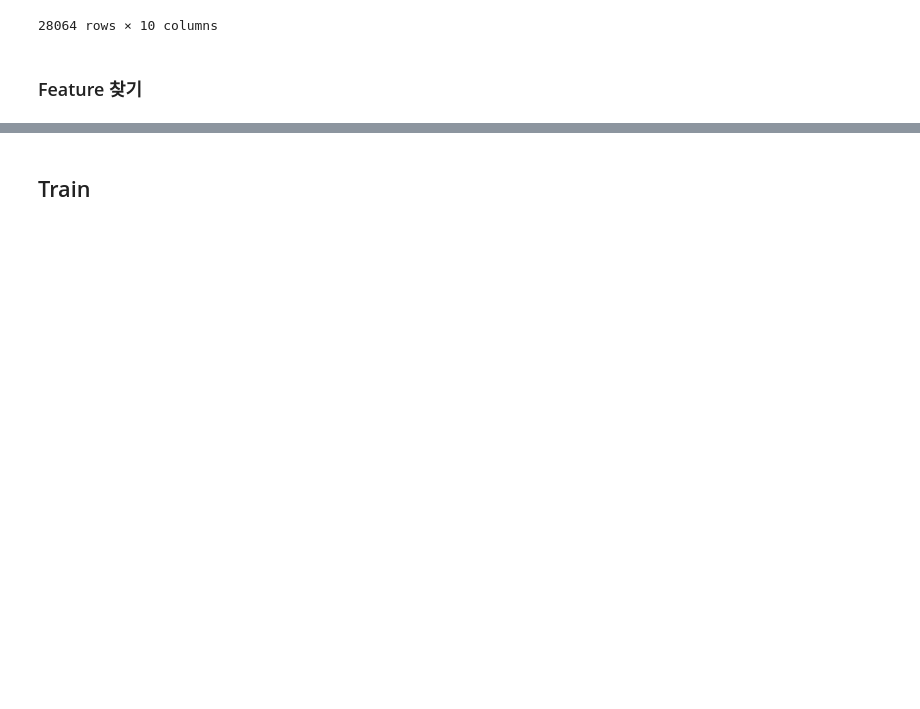
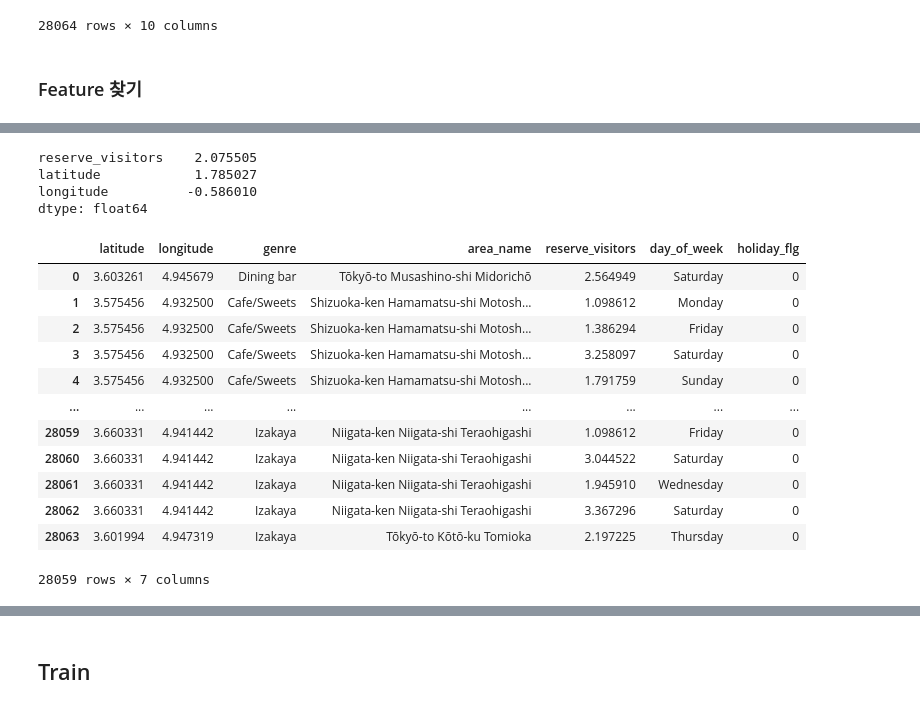
Before and after one commit to dlgur1994/Hackerthon1_Aiffel, a Jupyter notebook: Hyuk/Hackerthon1.ipynb, the cells around one changed output, grey strips where cells are left out. Drawn from its saved outputs; the diff is of its cells as text; code cells hidden in the pictures; blank space fills up the shorter version.

```diff
--- a/Hyuk/Hackerthon1.ipynb
+++ b/Hyuk/Hackerthon1.ipynb
@@ -372,0 +420,27 @@ final_df
+# %%
+# figure out the extent of distortion in features --> if the degree of distortion is high(>1 or <-1), log transformation is performed.
+non_category_features_index = X_features.drop(category_features, axis=1, inplace=False).dtypes.index
+skew_features = X_features[non_category_features_index].apply(lambda x : skew(x))
+print(skew_features.sort_values(ascending=False))
+
+skew_features_need_change = skew_features
+X_features[skew_features_need_change.index] = np.log1p(X_features[skew_features_need_change.index])
+X_features
+# %% [output]
+reserve_visitors    2.075505
+latitude            1.785027
+longitude          -0.586010
+dtype: float64
+|  | latitude | longitude | genre | area_name | reserve_visitors | day_of_week | holiday_flg |
+| 0 | 3.603261 | 4.945679 | Dining bar | Tōkyō-to Musashino-shi Midorichō | 2.564949 | Saturday | 0 |
+| 1 | 3.575456 | 4.932500 | Cafe/Sweets | Shizuoka-ken Hamamatsu-shi Motosh... | 1.098612 | Monday | 0 |
+| 2 | 3.575456 | 4.932500 | Cafe/Sweets | Shizuoka-ken Hamamatsu-shi Motosh... | 1.386294 | Friday | 0 |
+| 3 | 3.575456 | 4.932500 | Cafe/Sweets | Shizuoka-ken Hamamatsu-shi Motosh... | 3.258097 | Saturday | 0 |
+| 4 | 3.575456 | 4.932500 | Cafe/Sweets | Shizuoka-ken Hamamatsu-shi Motosh... | 1.791759 | Sunday | 0 |
+| ... | ... | ... | ... | ... | ... | ... | ... |
+| 28059 | 3.660331 | 4.941442 | Izakaya | Niigata-ken Niigata-shi Teraohigashi | 1.098612 | Friday | 0 |
+| 28060 | 3.660331 | 4.941442 | Izakaya | Niigata-ken Niigata-shi Teraohigashi | 3.044522 | Saturday | 0 |
+| 28061 | 3.660331 | 4.941442 | Izakaya | Niigata-ken Niigata-shi Teraohigashi | 1.945910 | Wednesday | 0 |
+| 28062 | 3.660331 | 4.941442 | Izakaya | Niigata-ken Niigata-shi Teraohigashi | 3.367296 | Saturday | 0 |
+| 28063 | 3.601994 | 4.947319 | Izakaya | Tōkyō-to Kōtō-ku Tomioka | 2.197225 | Thursday | 0 |
+28059 rows × 7 columns
```
Also changed, not shown: parts of 26 cells of this notebook.
